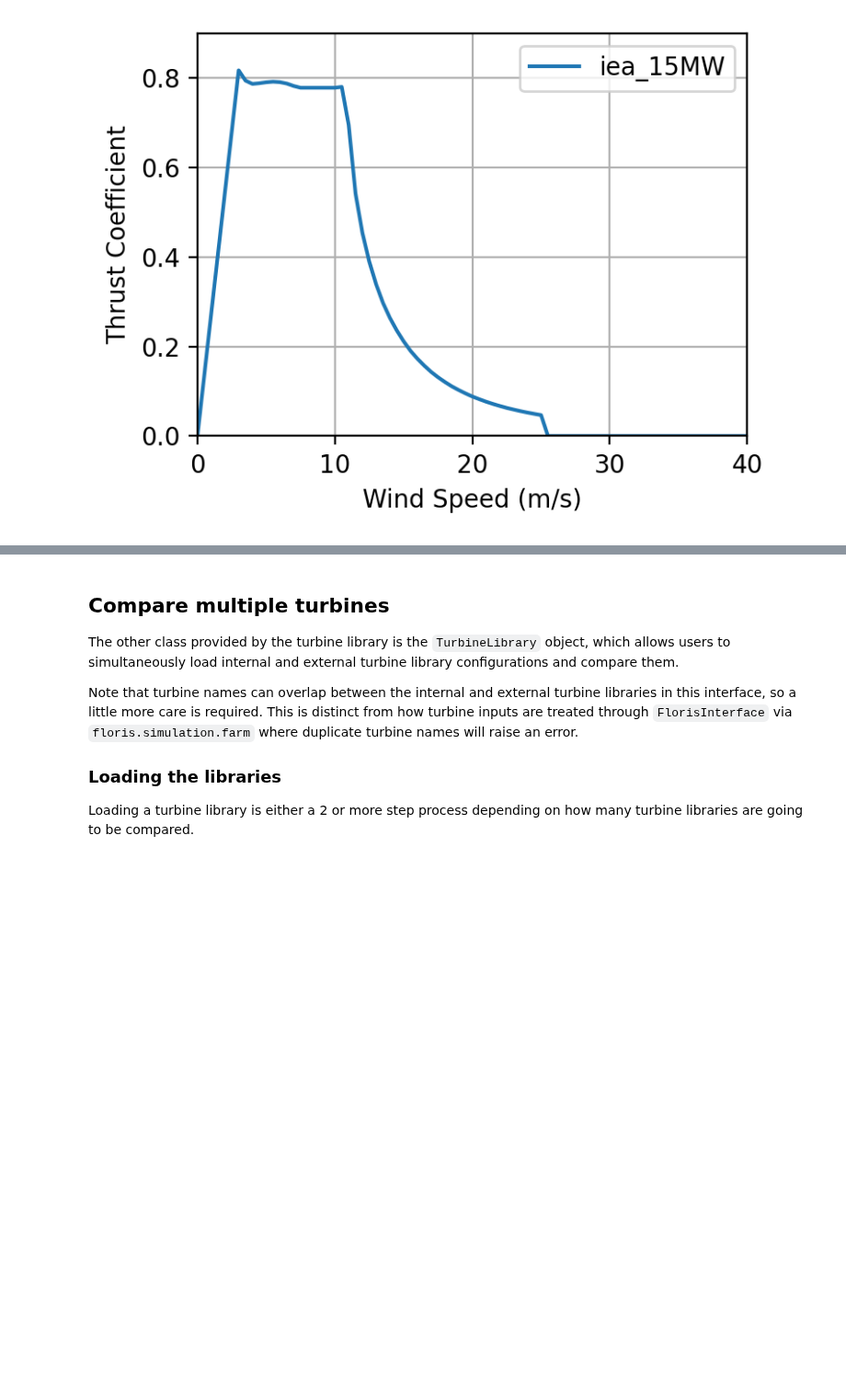
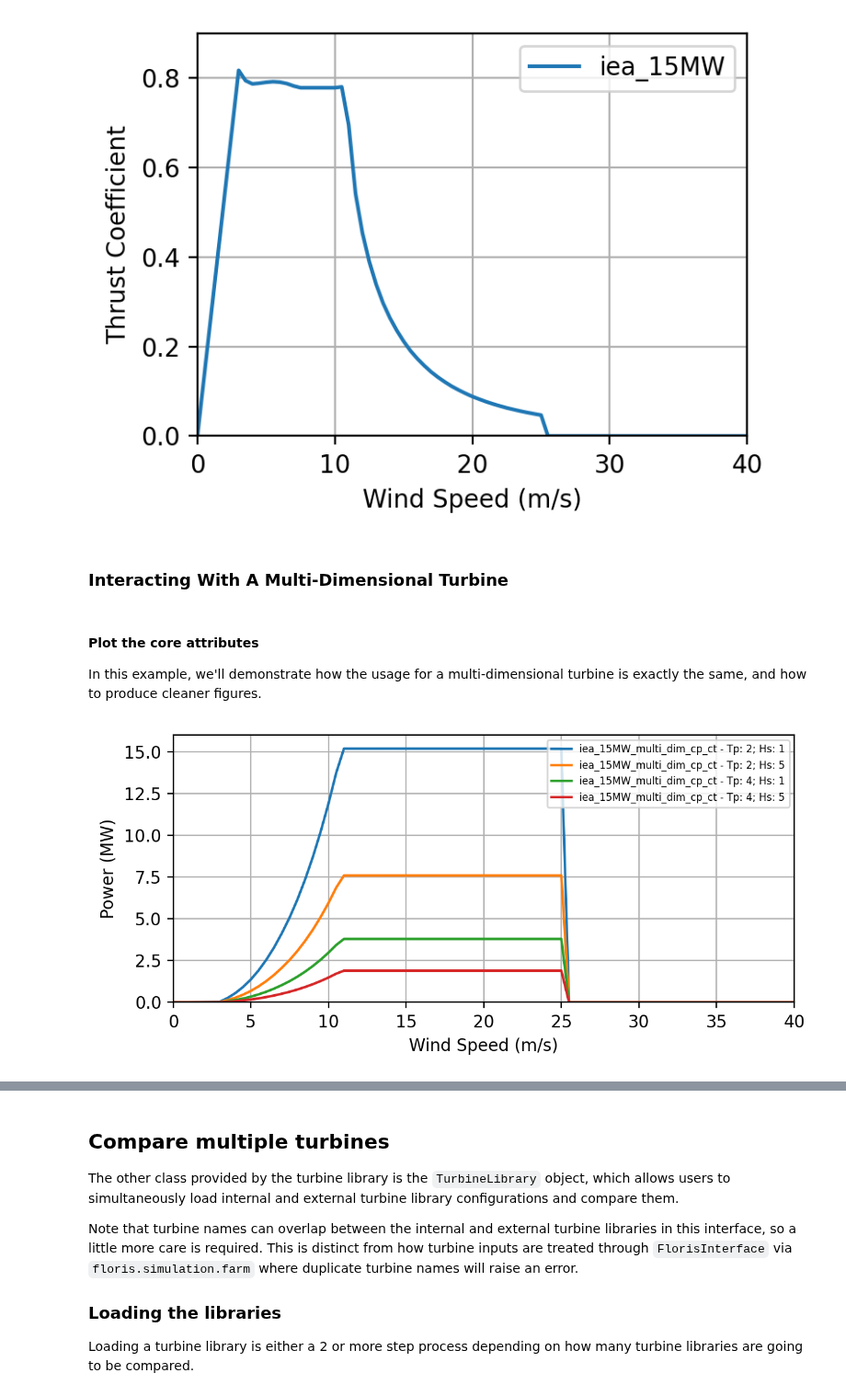
Before and after one commit to NREL/floris, a Jupyter notebook: docs/turbine_interaction.ipynb, the cells around one changed output, grey strips where cells are left out. Shown at 92% size. Drawn from its saved outputs; the diff is of its cells as text; code cells hidden in the pictures; blank space fills up the shorter version.

```diff
--- a/docs/turbine_interaction.ipynb
+++ b/docs/turbine_interaction.ipynb
@@ -42,3 +44,18 @@ ti.plot_Cp_curve()
 ti.plot_Ct_curve()
 # %% [output]
 [figure]
+# %% [markdown]
+### Interacting With A Multi-Dimensional Turbine
+# %%
+ti_md = TurbineInterface.from_library("internal", "iea_15MW_multi_dim_cp_ct.yaml")
+# %% [markdown]
+#### Plot the core attributes
+
+In this example, we'll demonstrate how the usage for a multi-dimensional turbine is exactly the same, and how to produce cleaner figures.
+# %%
+ti_md.plot_power_curve(
+    fig_kwargs={"figsize": (6, 3)},  # The legend is a bit wider, so we'll need to change the dimensions
+    legend_kwargs={"fontsize": 6},  # The labels are quite long, so let's shrink the font
+)
+# %% [output]
+[figure, added]
```
Also changed, not shown: parts of 10 cells of this notebook.
